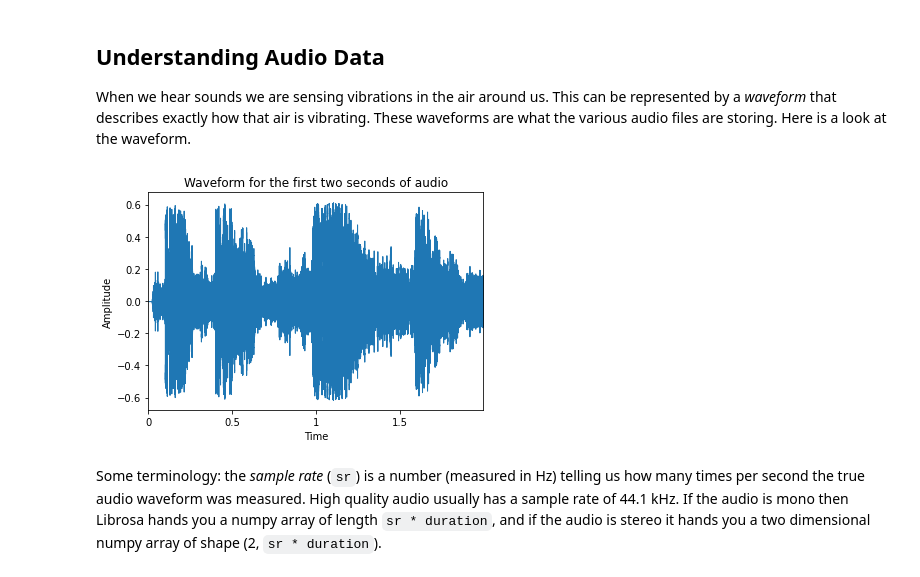
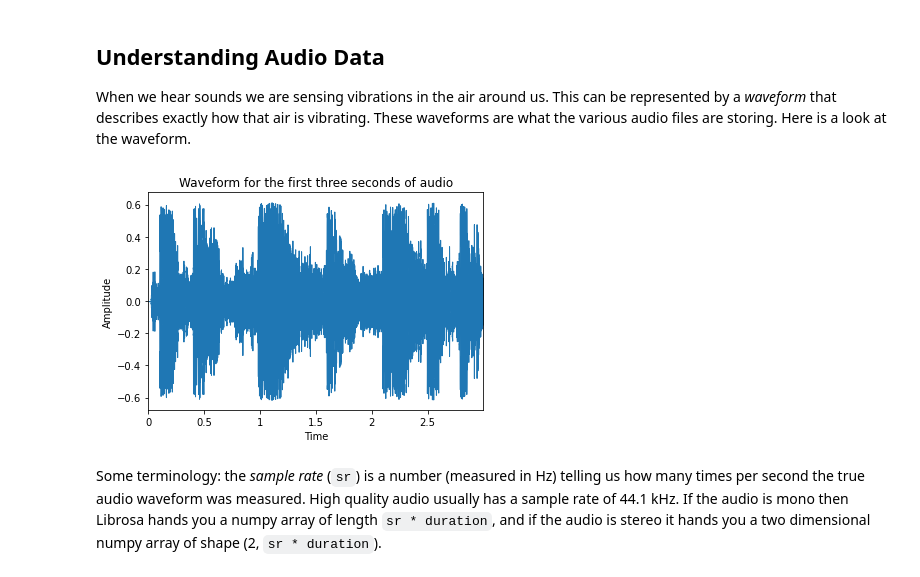
Before and after one commit to awray3/music_clf, a Jupyter notebook: genre_recog.ipynb, the cells around one changed output. Drawn from its saved outputs; the diff is of its cells as text; code cells hidden in the pictures.

```diff
--- a/genre_recog.ipynb
+++ b/genre_recog.ipynb
@@ -23,6 +23,7 @@ import numpy as np
 # tensorflow and keras
 import tensorflow as tf
 from tensorflow.keras.layers import (
+    Input,
     Dense,
     Activation,
     Flatten,
@@ -35,8 +36,10 @@ from tensorflow.keras.layers import (
     Reshape,
     LSTM,
 )
+import tensorflow as tf
 from tensorflow.keras.models import Sequential, load_model
 from tensorflow.keras.regularizers import l2
+from tensorboard.plugins.hparams import api as hp # for hyperparameter tuning
 
 ## audio tools
 import librosa
@@ -54,11 +57,18 @@ from utilities import (
 
 # VERY GLOBAL VARIABLES
 audio_dir = "./data/fma_small/"
-global_dur = 2.0
+global_dur = 3.0
 global_sr = 22050
 
  # Searches for every mp3 file within a directory. Especially helpful for the FMA dataset.
 filepaths = librosa.util.files.find_files(audio_dir)
+
+# set up model directory
+if not os.path.exists("./models/"):
+    os.mkdir("./models/")
+
+if not os.path.exists("./logs/"):
+    os.mkdir("./logs/")
 # %% [markdown]
 ## Understanding Audio Data
 
@@ -67,13 +77,13 @@ Here is a look at the waveform.
 # %%
 # Load will produce the waveform and the sample rate as an output.
 example_source, example_sr = librosa.load(filepaths[1], sr=global_sr, duration=global_dur)
 
 librosa.display.waveplot(example_source, sr=example_sr)
 plt.ylabel("Amplitude")
-plt.title("Waveform for the first two seconds of audio")
+plt.title("Waveform for the first three seconds of audio")
 plt.show()
 # %% [output]
-[figure, old version]
+[figure, new version]
 # %% [markdown]
 Some terminology: the _sample rate_ (`sr`) is a number (measured in Hz) telling us how many times per second the true audio waveform was measured.
 High quality audio usually has a sample rate of 44.1 kHz.
```
Also changed, not shown: parts of 29 cells of this notebook.
